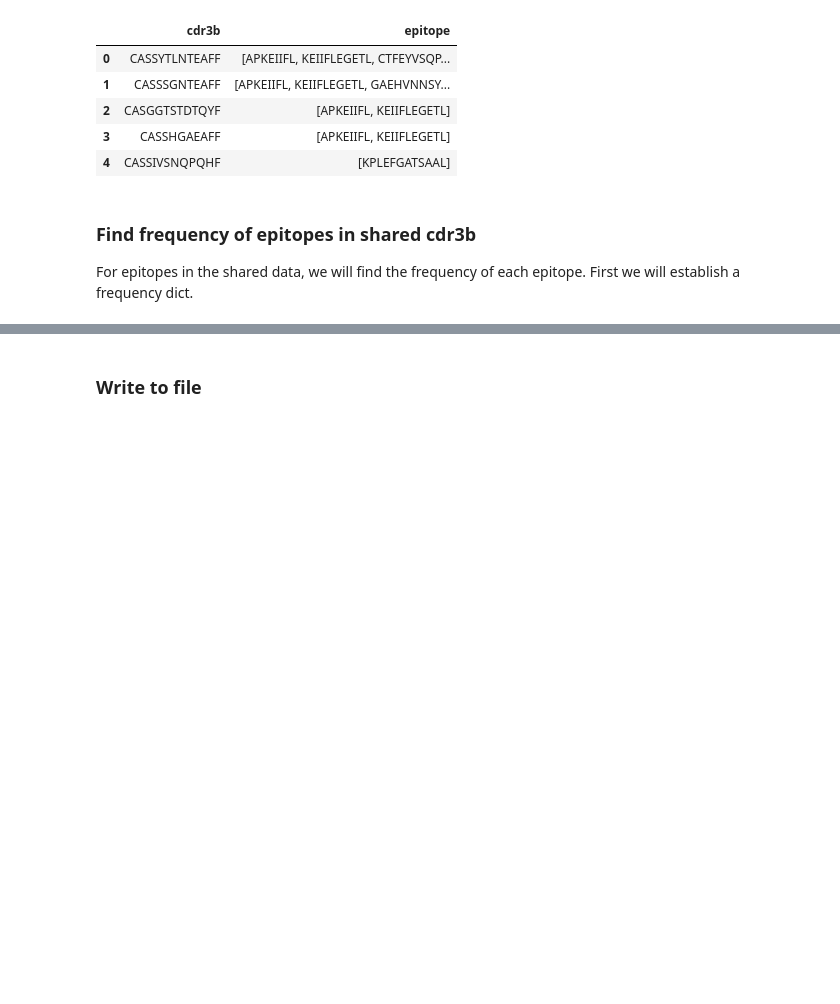
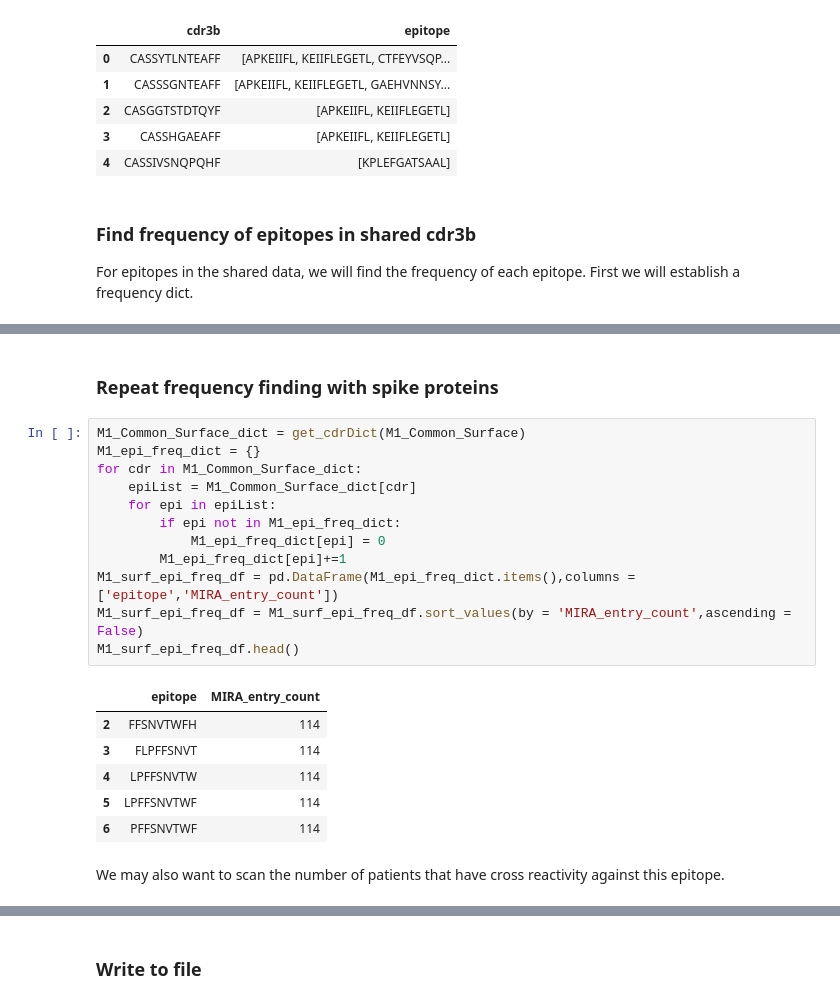
Before and after one commit to GaryWang7/COVID19_Cross_Reference, a Jupyter notebook: COVID_Cross_Reference.ipynb, the cells around one changed output, grey strips where cells are left out. Drawn from its saved outputs; the diff is of its cells as text; blank space fills up the shorter version.

Commit message:
Added some code for calculating spike proteins

```diff
--- a/COVID_Cross_Reference.ipynb
+++ b/COVID_Cross_Reference.ipynb
@@ -262,0 +261,23 @@ M1_epi_freq_df.head()
+# %% [markdown]
+### Repeat frequency finding with spike proteins
+# %%
+M1_Common_Surface_dict = get_cdrDict(M1_Common_Surface)
+M1_epi_freq_dict = {}
+for cdr in M1_Common_Surface_dict:
+    epiList = M1_Common_Surface_dict[cdr]
+    for epi in epiList:
+        if epi not in M1_epi_freq_dict:
+            M1_epi_freq_dict[epi] = 0
+        M1_epi_freq_dict[epi]+=1
+M1_surf_epi_freq_df = pd.DataFrame(M1_epi_freq_dict.items(),columns = ['epitope','MIRA_entry_count'])
+M1_surf_epi_freq_df = M1_surf_epi_freq_df.sort_values(by = 'MIRA_entry_count',ascending = False)
+M1_surf_epi_freq_df.head()
+# %% [output]
+|  | epitope | MIRA_entry_count |
+| 2 | FFSNVTWFH | 114 |
+| 3 | FLPFFSNVT | 114 |
+| 4 | LPFFSNVTW | 114 |
+| 5 | LPFFSNVTWF | 114 |
+| 6 | PFFSNVTWF | 114 |
+# %% [markdown]
+We may also want to scan the number of patients that have cross reactivity against this epitope.
```
Also changed, not shown: parts of 7 cells of this notebook.
